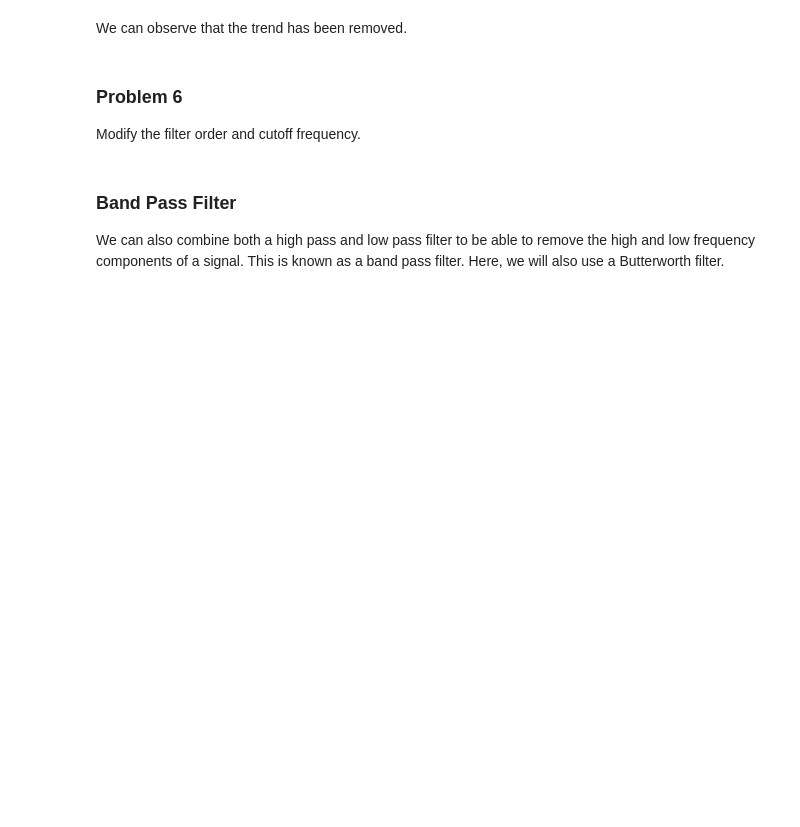
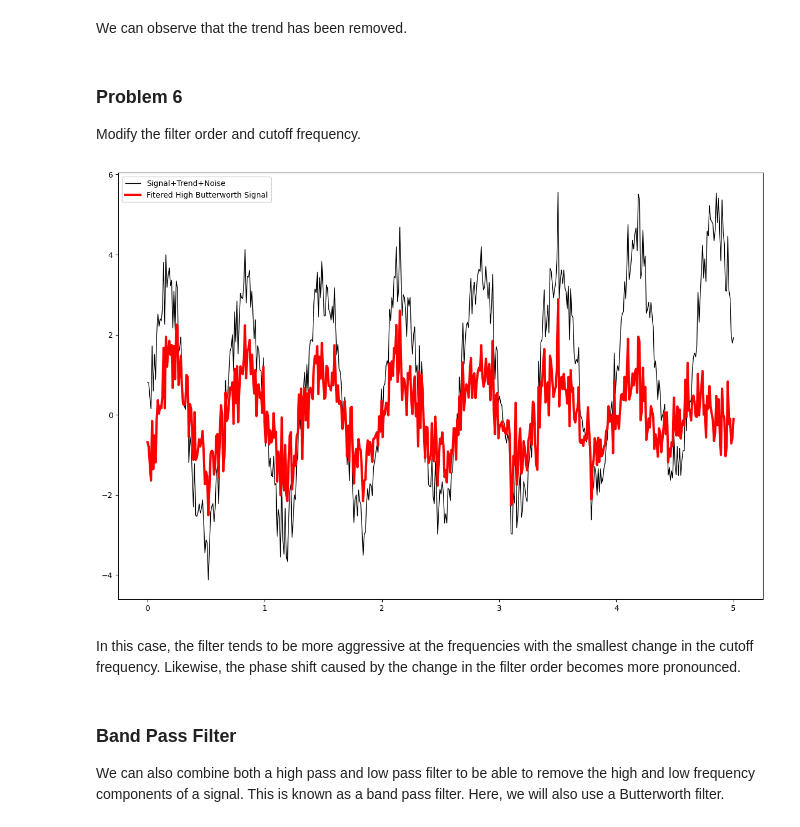
Before and after one commit to Jero2110/Forecasting_Phase_3, a Jupyter notebook: analysis/data/Appendix 3 - Signal_Transformations_student.ipynb, the cells around one changed output. Saved outputs shown, nothing was run; the diff lists cells and outputs as text; code cells hidden in the pictures; blank space fills up the shorter version.

```diff
--- a/analysis/data/Appendix 3 - Signal_Transformations_student.ipynb
+++ b/analysis/data/Appendix 3 - Signal_Transformations_student.ipynb
@@ -333,6 +353,20 @@ We can observe that the trend has been removed.
 ### Problem 6
 
 Modify the filter order and cutoff frequency.
+# %%
+N  = 8    # Filter order
+Wn = 0.03 # Cutoff frequency
+B, A = signal.butter(N, Wn, btype = 'highpass',output='ba')
+
+# Second, apply the filter
+y_high_butter = signal.filtfilt(B, A, y_sine_noise)
+
+# plot
+filter_plot(time, y_sine_noise, y_high_butter, ['Signal+Trend+Noise','Fitered High Butterworth Signal'])
+# %% [output]
+[figure, added]
+# %% [markdown]
+In this case, the filter tends to be more aggressive at the frequencies with the smallest change in the cutoff frequency. Likewise, the phase shift caused by the change in the filter order becomes more pronounced.
 # %% [markdown]
 ### Band Pass Filter
 We can also combine both a high pass and low pass filter to be able to remove the high and low frequency components of a signal.  This is known as a band pass filter.  Here, we will also use a Butterworth filter.
```
Also changed, not shown: parts of 18 cells of this notebook.
